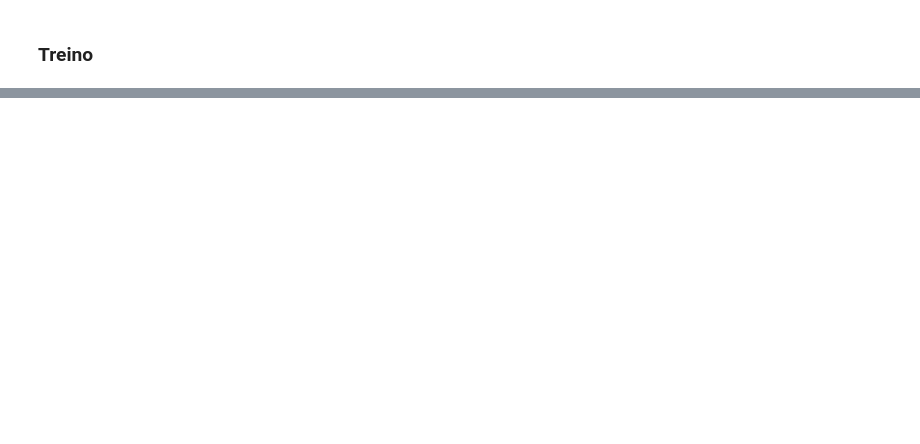
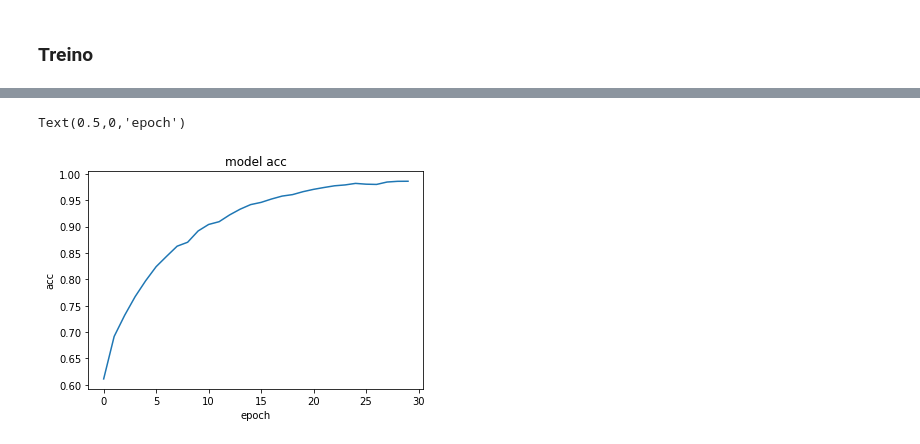
Before and after one commit to alvesmarcos/CNN-Genero-Idade, a Jupyter notebook: Training_gender.ipynb, the cells around one changed output, grey strips where cells are left out. Drawn from its saved outputs; the diff is of its cells as text; code cells hidden in the pictures; blank space fills up the shorter version.

```diff
--- a/Training_gender.ipynb
+++ b/Training_gender.ipynb
@@ -126,0 +170,8 @@ print('Test loss:', model.evaluate(X_test, y_test, verbose=0))
+# %%
+plt.plot(hist.history['acc'])
+plt.title('model acc')
+plt.ylabel('acc')
+plt.xlabel('epoch')
+# %% [output]
+Text(0.5,0,'epoch')
+[figure, added]
```
Also changed, not shown: parts of 7 cells of this notebook, 1 other file.
